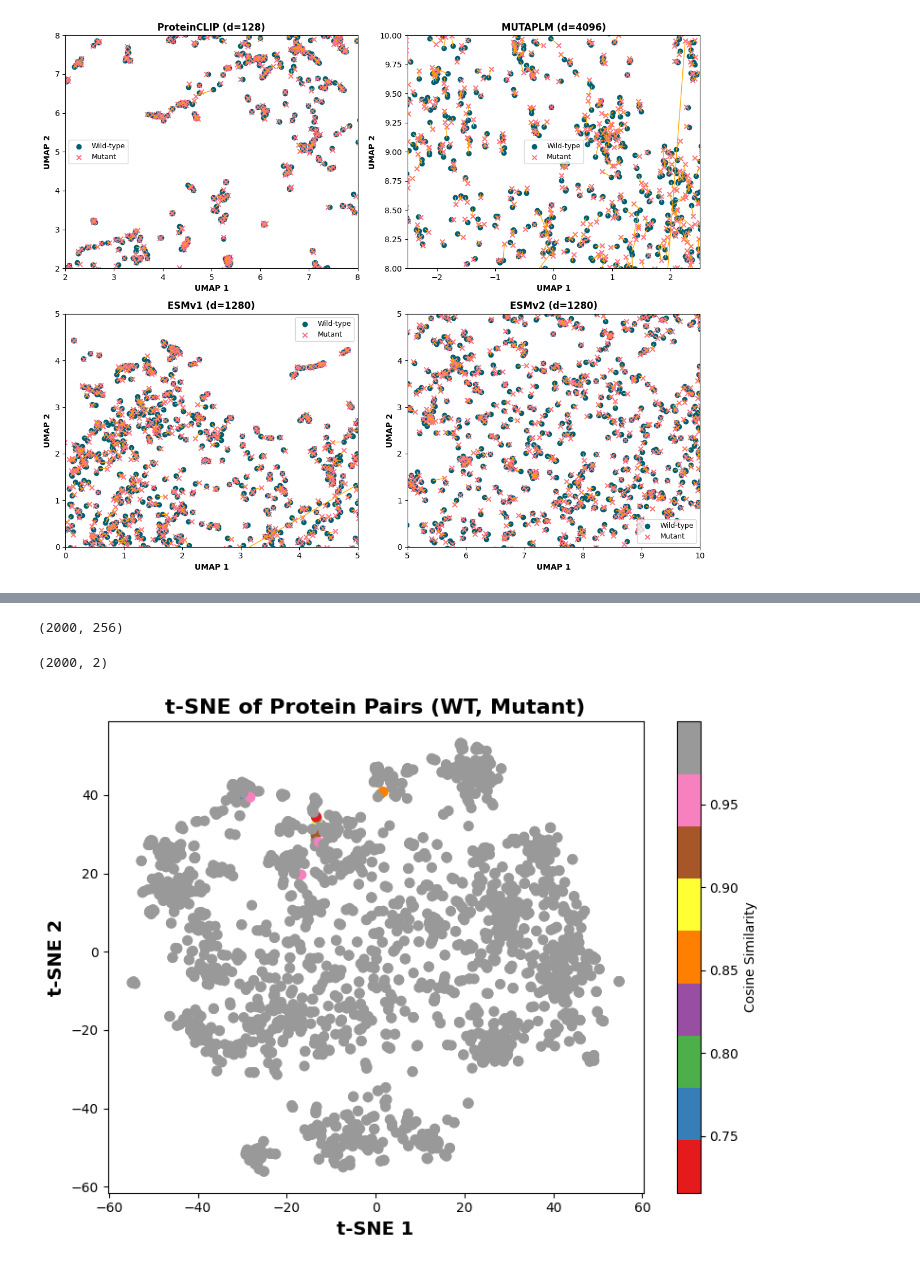
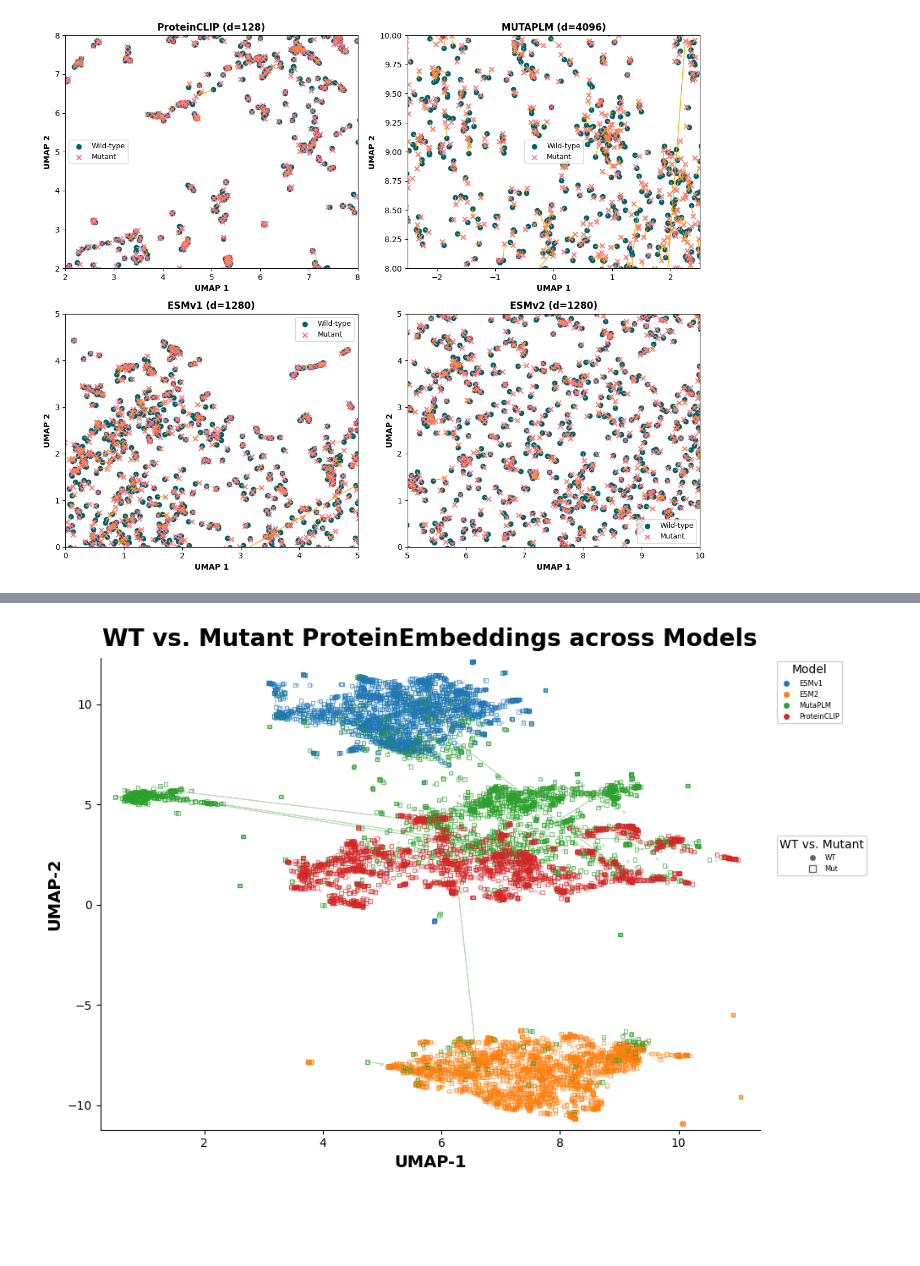
Before and after one commit to ygrepo/drug_discovery, a Jupyter notebook: notebook/wt_mutant_4_models.ipynb, the cells around one changed output, grey strips where cells are left out. Cells and saved outputs as stored; diff of their text form; code cells hidden in the pictures; blank space fills up the shorter version.

Commit message:
Added plot for 4 models

```diff
--- a/notebook/wt_mutant_4_models.ipynb
+++ b/notebook/wt_mutant_4_models.ipynb
@@ -92,4 +93,19 @@ plot_low_dim_panels(
 # %% [output]
 [figure]
 # %%
-proteinclip_df.columns
+coords, (scaler, reducer) = prepare_shared_umap(
+    {
+        "ESMv1": (esm1_wt, esm1_mut),          # e.g., 1280-D
+        "ESM2": (esm2_wt, esm2_mut),           # e.g., 1280-D
+        "MutaPLM": (mutaplm_wt, mutaplm_mut),  # e.g., 1024-D
+        "ProteinCLIP": (proteinclip_wt, proteinclip_mut),    # 128-D
+    },
+    target_width=None,        # auto: max across models
+    pad_value=0.0,            # zero pad smaller models
+    pad_side="right",         # pad at the end of the vector
+    standardize=True,
+    n_neighbors=25,
+    min_dist=0.05,
+    random_state=42,
+    return_objects=True,
+)
@@ -112,11 +111,0 @@ scatter = plt.scatter(
-# %%
-# Step 1: Combine both sets of embeddings row-wise
-protein1_embs = np.vstack(df["protein1_embedding"])
-protein2_embs = np.vstack(df["protein2_embedding"])
-
-# Step 2: Stack all embeddings vertically
-all_embeddings = np.vstack([protein1_embs, protein2_embs])
-combined_embeddings = np.hstack([protein1_embs, protein2_embs])  # shape: (2000, 640)
-combined_embeddings.shape
-# %% [output]
-(2000, 256)
@@ -129,23 +112,23 @@ tsne_coords = tsne.fit_transform(combined_embeddings)  # shape: (2000, 2)
-# %%
-tsne_coords.shape
-# %% [output]
-(2000, 2)
-# %%
-fig = plt.figure(figsize=(8, 6))
-scatter = plt.scatter(
-    tsne_coords[:, 0],
-    tsne_coords[:, 1],
-    c=df["cosine_similarity"],
-    cmap="Set1",
-    s=50
-)
-plt.colorbar(scatter, label="Cosine Similarity")
-plt.title("t-SNE of Protein Pairs (WT, Mutant)",fontsize=16, weight='bold')
-plt.xlabel("t-SNE 1", fontsize=14, weight='bold')
-plt.ylabel("t-SNE 2", fontsize=14, weight='bold')
-plt.tight_layout()
-plt.show()
-#fig.savefig("../output/figure/2000_tsne_wt_mutant_cos.tiff", dpi=300)
-plt.close()
-# %% [output]
-[figure, removed]
+# %%
+save_path = Path("../output/figure/shared_umap_all_models.tiff")
+
+plot_shared_embeddings(
+    coords,
+    title="WT vs. Mutant ProteinEmbeddings across Models",
+    label_fontsize=14,
+    title_fontsize=20,
+    legend_fontsize=6,
+    save_path=save_path,
+    figsize=(10, 8),
+    wt_alpha=0.2,
+    wt_size=10,
+    wt_edge_lw=0.5,
+    mut_alpha=0.6,
+    mut_size=10,
+    mut_edge_lw=0.8,
+    robust_limits=True,
+    limit_quantiles=(0.01, 0.99),
+    margin=0.05,
+)
+# %% [output]
+[figure, added]
```
Also changed, not shown: parts of 8 cells of this notebook, 2 other files.
